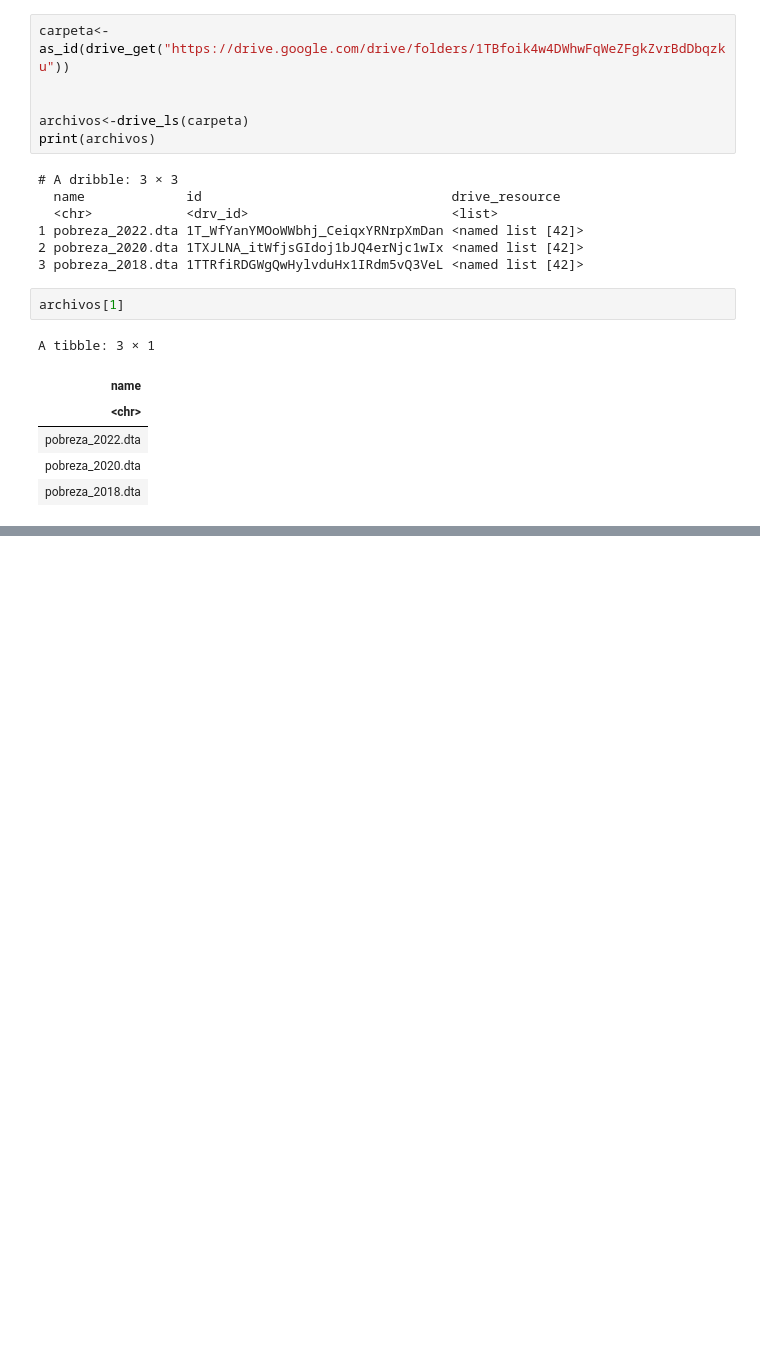
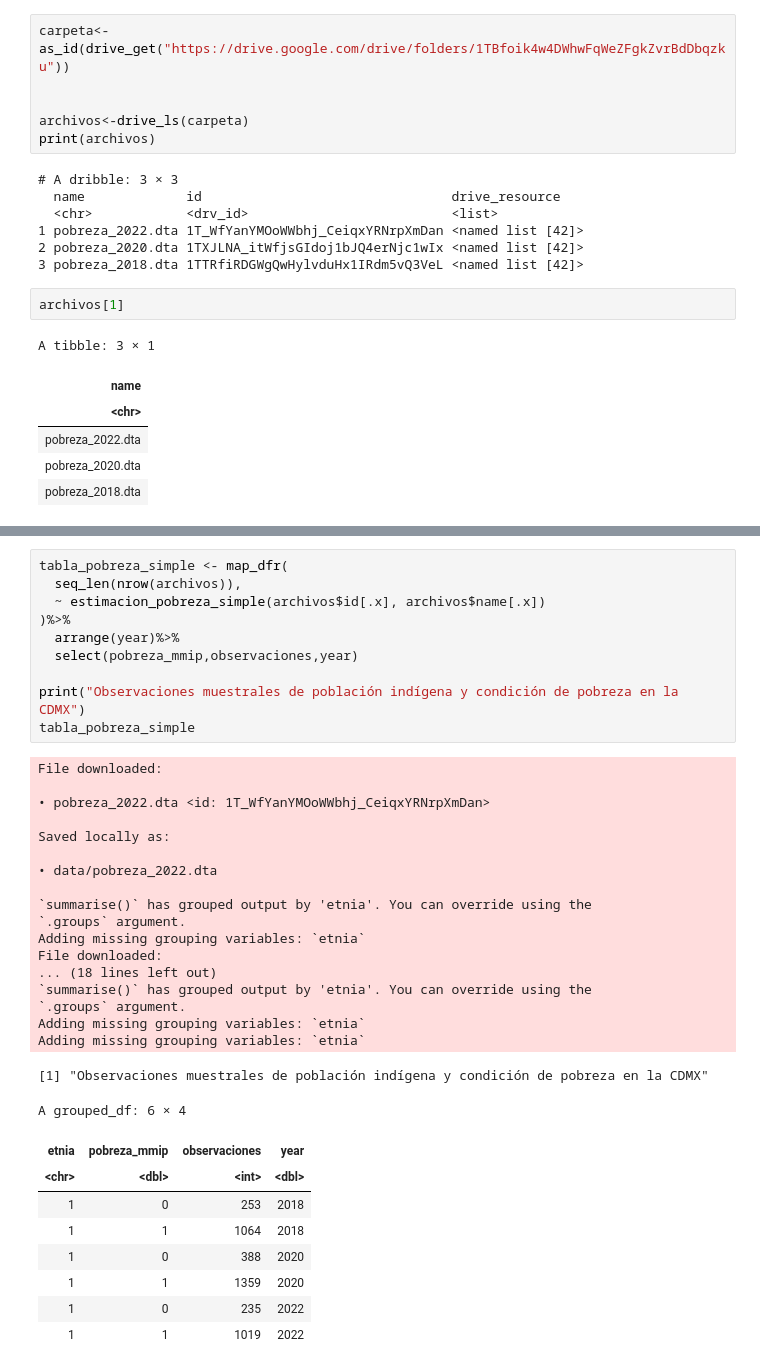
Before and after one commit to cpyp-ipdp/pgd_cdmx, a Jupyter notebook: indicadores/pueblos_indigenas/indicadores_pueblos_indigenas.ipynb, the cells around one changed output, grey strips where cells are left out. Cells and saved outputs as stored; diff of their text form; blank space fills up the shorter version.

```diff
--- a/indicadores/pueblos_indigenas/indicadores_pueblos_indigenas.ipynb
+++ b/indicadores/pueblos_indigenas/indicadores_pueblos_indigenas.ipynb
@@ -473,0 +523,38 @@ A tibble: 3 × 6
+# %%
+tabla_pobreza_simple <- map_dfr(
+  seq_len(nrow(archivos)),
+  ~ estimacion_pobreza_simple(archivos$id[.x], archivos$name[.x])
+)%>%
+  arrange(year)%>%
+  select(pobreza_mmip,observaciones,year)
+
+print("Observaciones muestrales de población indígena y condición de pobreza en la CDMX")
+tabla_pobreza_simple
+# %% [output]
+File downloaded:
+
+• pobreza_2022.dta <id: 1T_WfYanYMOoWWbhj_CeiqxYRNrpXmDan>
+
+Saved locally as:
+
+• data/pobreza_2022.dta
+
+`summarise()` has grouped output by 'etnia'. You can override using the
+`.groups` argument.
+Adding missing grouping variables: `etnia`
+File downloaded:
+... (18 lines left out)
+`summarise()` has grouped output by 'etnia'. You can override using the
+`.groups` argument.
+Adding missing grouping variables: `etnia`
+Adding missing grouping variables: `etnia`
+[1] "Observaciones muestrales de población indígena y condición de pobreza en la CDMX"
+A grouped_df: 6 × 4
+| etnia | pobreza_mmip | observaciones | year |
+| <chr> | <dbl> | <int> | <dbl> |
+| 1 | 0 | 253 | 2018 |
+| 1 | 1 | 1064 | 2018 |
+| 1 | 0 | 388 | 2020 |
+| 1 | 1 | 1359 | 2020 |
+| 1 | 0 | 235 | 2022 |
+| 1 | 1 | 1019 | 2022 |
```
Also changed, not shown: parts of 5 cells of this notebook.
